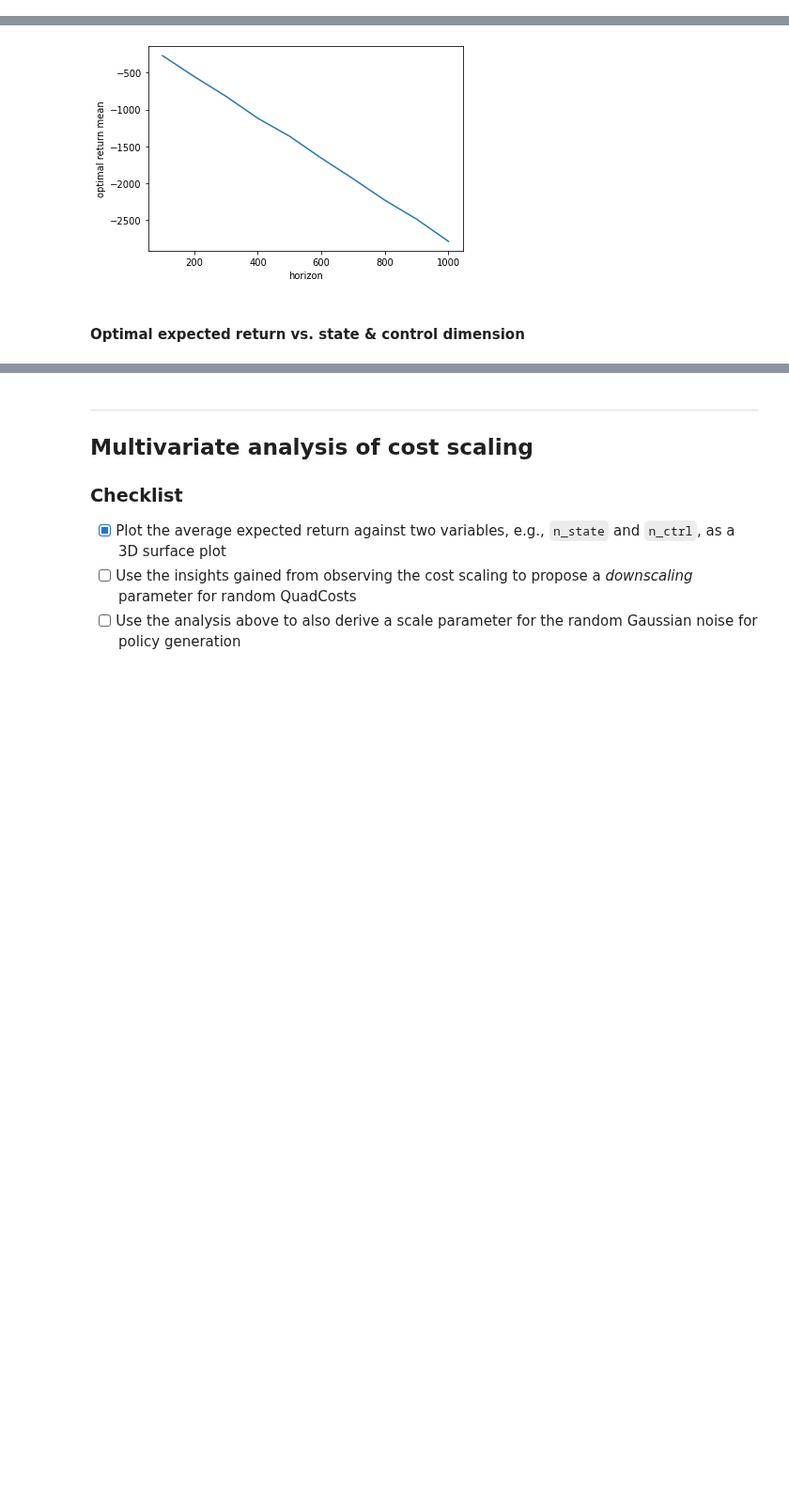
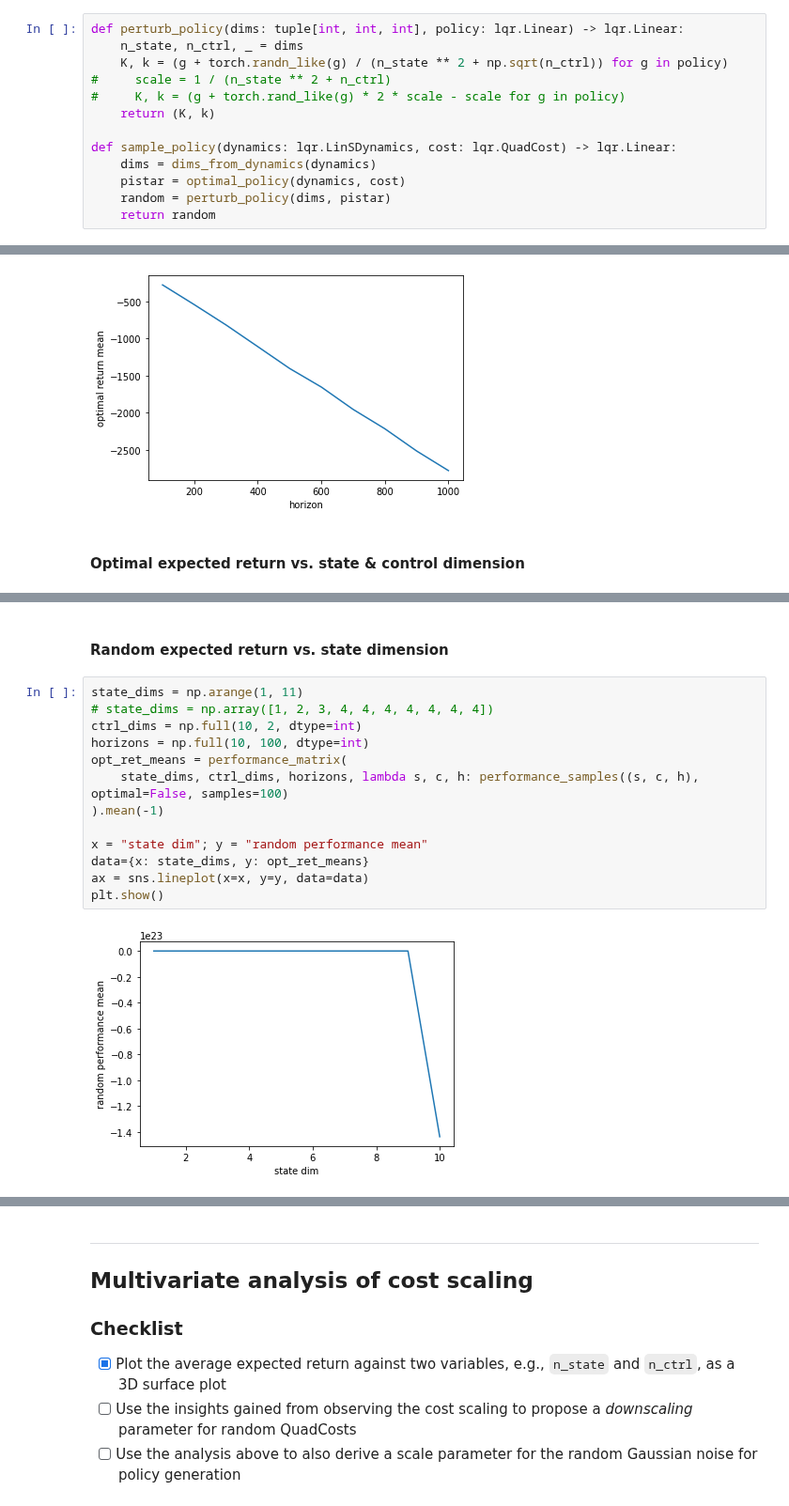
Before and after one commit to 0xangelo/LQSVG, a Jupyter notebook: experiments/notebooks/perf_and_grad.ipynb, the cells around one changed output, grey strips where cells are left out. Shown at 94% size. Saved outputs shown, nothing was run; the diff lists cells and outputs as text; blank space fills up the shorter version.

```diff
--- a/experiments/notebooks/perf_and_grad.ipynb
+++ b/experiments/notebooks/perf_and_grad.ipynb
@@ -168,3 +162,16 @@ def sample_policy(dynamics: lqr.LinSDynamics, cost: lqr.QuadCost) -> lqr.Linear:
+# %%
+def perturb_policy(dims: tuple[int, int, int], policy: lqr.Linear) -> lqr.Linear:
+    n_state, n_ctrl, _ = dims
+    K, k = (g + torch.randn_like(g) / (n_state ** 2 + np.sqrt(n_ctrl)) for g in policy)
+#     scale = 1 / (n_state ** 2 + n_ctrl)
+#     K, k = (g + torch.rand_like(g) * 2 * scale - scale for g in policy)
+    return (K, k)
+
+def sample_policy(dynamics: lqr.LinSDynamics, cost: lqr.QuadCost) -> lqr.Linear:
+    dims = dims_from_dynamics(dynamics)
+    pistar = optimal_policy(dynamics, cost)
+    random = perturb_policy(dims, pistar)
+    return random
 # %%
 def print_policy(policy: lqr.Linear):
     K, k = policy
@@ -418,0 +506,17 @@ plt.show()
+# %% [markdown]
+#### Random expected return vs. state dimension
+# %%
+state_dims = np.arange(1, 11)
+# state_dims = np.array([1, 2, 3, 4, 4, 4, 4, 4, 4, 4])
+ctrl_dims = np.full(10, 2, dtype=int)
+horizons = np.full(10, 100, dtype=int)
+opt_ret_means = performance_matrix(
+    state_dims, ctrl_dims, horizons, lambda s, c, h: performance_samples((s, c, h), optimal=False, samples=100)
+).mean(-1)
+
+x = "state dim"; y = "random performance mean"
+data={x: state_dims, y: opt_ret_means}
+ax = sns.lineplot(x=x, y=y, data=data)
+plt.show()
+# %% [output]
+[figure, added]
```
Also changed, not shown: parts of 50 cells of this notebook.
